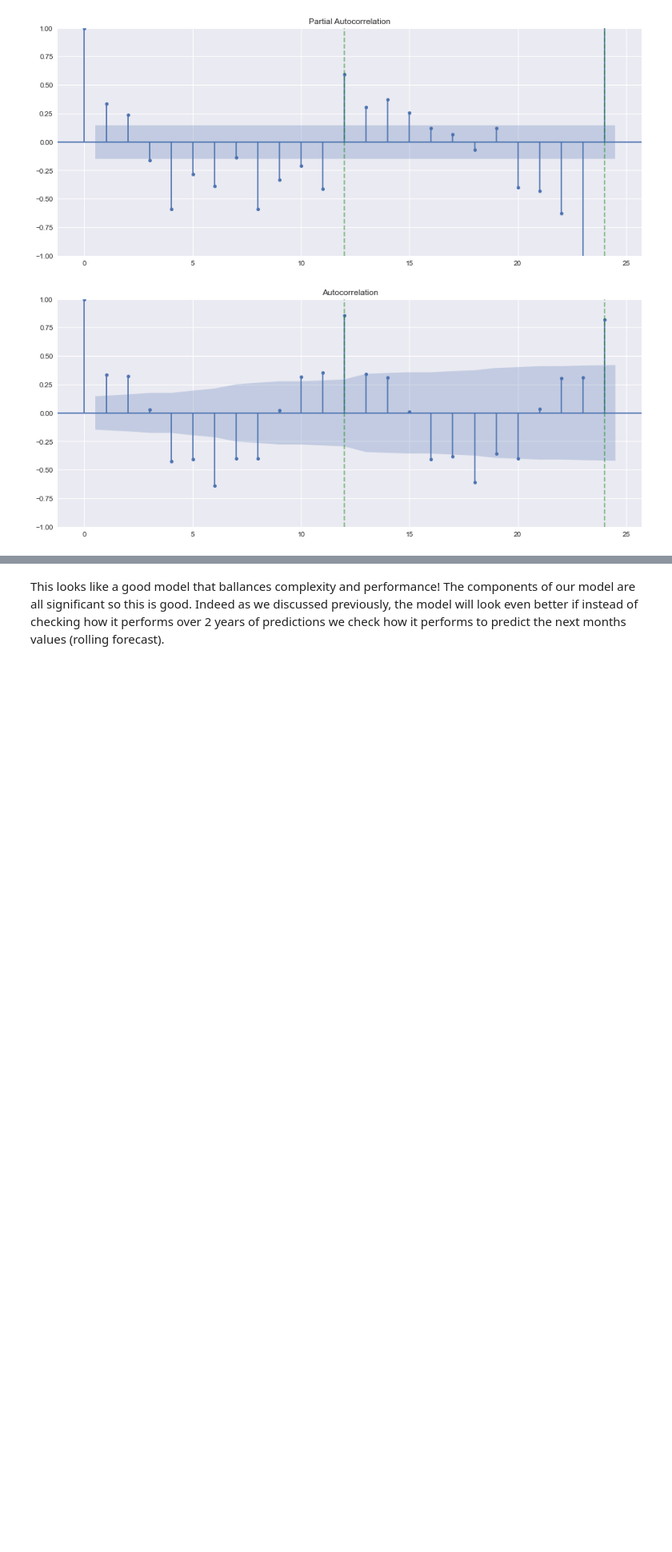
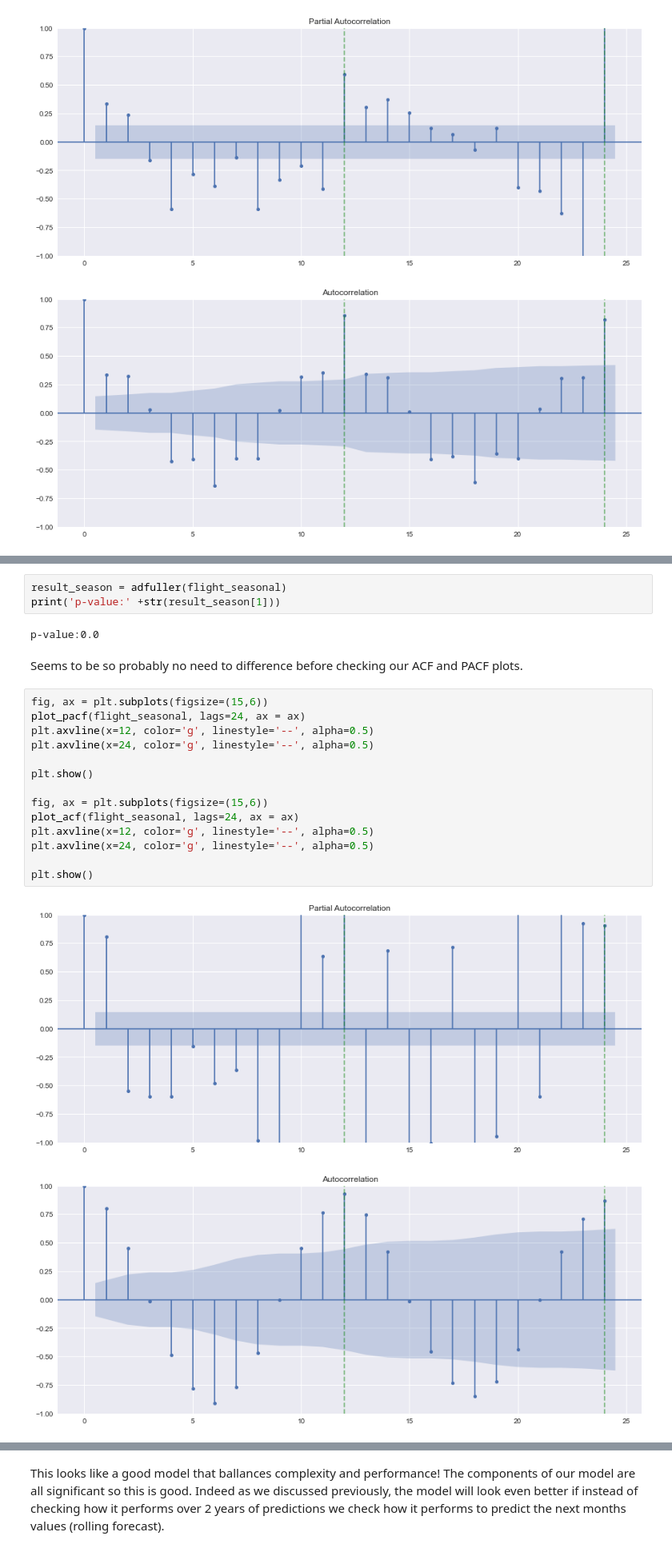
Before and after one commit to Eldave93/machine-learning-workbooks, a Jupyter notebook: 12-time-series/12_workbook.ipynb, the cells around one changed output, grey strips where cells are left out. Shown at 80% size. Saved outputs shown, nothing was run; the diff lists cells and outputs as text; blank space fills up the shorter version.

```diff
--- a/12-time-series/12_workbook.ipynb
+++ b/12-time-series/12_workbook.ipynb
@@ -2048,0 +2066,24 @@ To get this seasonal component using this model we need to add a `seasonal_order
+# %%
+result_season = adfuller(flight_seasonal)
+print('p-value:' +str(result_season[1]))
+# %% [output]
+p-value:0.0
+# %% [markdown]
+Seems to be so probably no need to difference before checking our ACF and PACF plots.
+# %%
+fig, ax = plt.subplots(figsize=(15,6))
+plot_pacf(flight_seasonal, lags=24, ax = ax)
+plt.axvline(x=12, color='g', linestyle='--', alpha=0.5)
+plt.axvline(x=24, color='g', linestyle='--', alpha=0.5)
+
+plt.show()
+
+fig, ax = plt.subplots(figsize=(15,6))
+plot_acf(flight_seasonal, lags=24, ax = ax)
+plt.axvline(x=12, color='g', linestyle='--', alpha=0.5)
+plt.axvline(x=24, color='g', linestyle='--', alpha=0.5)
+
+plt.show()
+# %% [output]
+[figure, added]
+[figure, added]
```
Also changed, not shown: parts of 94 cells of this notebook, 1 other file.
